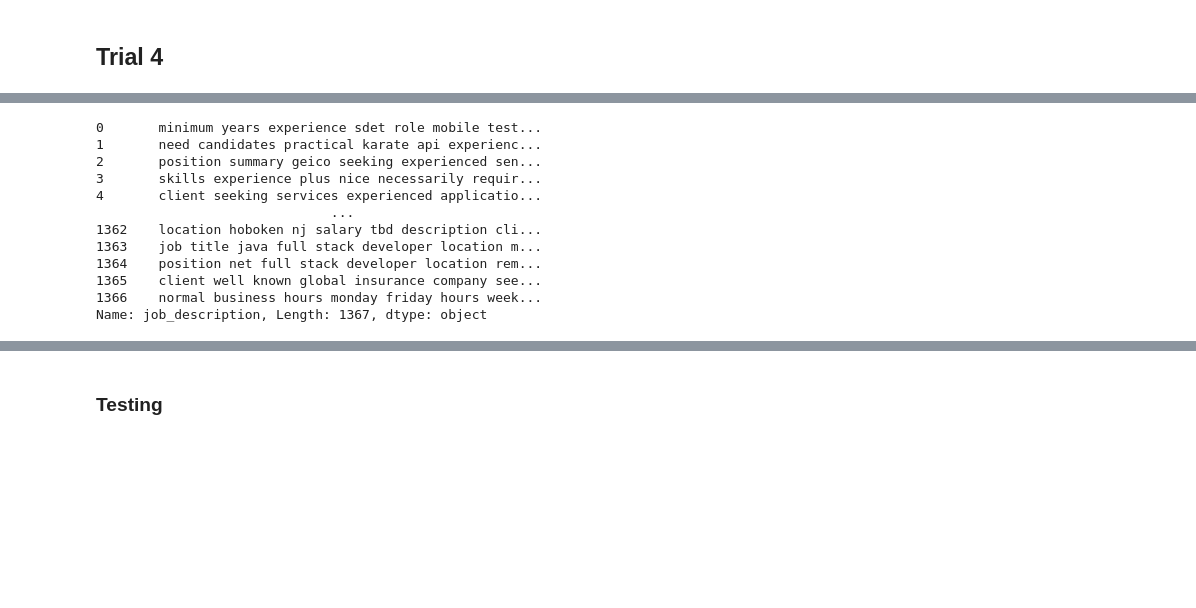
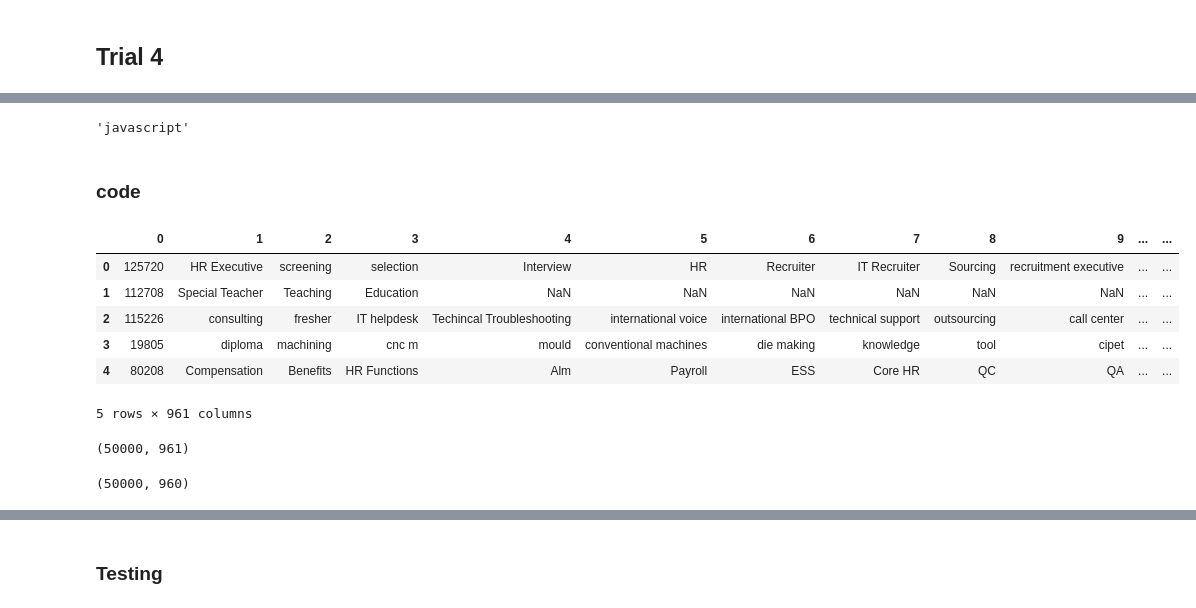
Before and after one commit to neeeal/skill2skill, a Jupyter notebook: skill2skill.ipynb, the cells around one changed output, grey strips where cells are left out. Saved outputs shown, nothing was run; the diff lists cells and outputs as text; code cells hidden in the pictures; blank space fills up the shorter version.

Commit message:
craeted skill2skill2 model with better dataset.

```diff
--- a/skill2skill.ipynb
+++ b/skill2skill.ipynb
@@ -318,3 +400,9 @@ WARNING: Ignoring invalid distribution -rotobuf (c:\users\miniconda3\envs\tf\lib
+# %%
+skill_transform("js")
+# %% [output]
+'javascript'
+# %% [markdown]
+### code
 # %%
 import pandas as pd
 import multiprocessing
@@ -322,19 +410,23 @@ import multiprocessing
 from gensim.models import Word2Vec
 from gensim.models import KeyedVectors
 # %%
-## Getting job descriptions only
-data = pd.read_csv("main_data.csv")
-corpus = data['job_description']
+# ## Getting job descriptions only
+# data = pd.read_csv("main_data.csv")
+# corpus = data['job_description']
-# %% [output]
-0       minimum years experience sdet role mobile test...
-1       need candidates practical karate api experienc...
-2       position summary geico seeking experienced sen...
-3       skills experience plus nice necessarily requir...
-4       client seeking services experienced applicatio...
-                              ...
-1362    location hoboken nj salary tbd description cli...
-1363    job title java full stack developer location m...
-1364    position net full stack developer location rem...
-1365    client well known global insurance company see...
-1366    normal business hours monday friday hours week...
-Name: job_description, Length: 1367, dtype: object
+# %%
+## Loading skill2vec dataset as corpus
+data = pd.read_csv("datasets\zips\skill2vec_50K.csv", header=None)
+columns=data.columns
+data.head()
+# %% [output]
+|  | 0 | 1 | 2 | 3 | 4 | 5 | 6 | 7 | 8 | 9 | ... | ... |
+| 0 | 125720 | HR Executive | screening | selection | Interview | HR | Recruiter | IT Recruiter | Sourcing | recruitment executive | ... | ... |
+| 1 | 112708 | Special Teacher | Teaching | Education | NaN | NaN | NaN | NaN | NaN | NaN | ... | ... |
+| 2 | 115226 | consulting | fresher | IT helpdesk | Techincal Troubleshooting | international voice | international BPO | technical support | outsourcing | call center | ... | ... |
+| 3 | 19805 | diploma | machining | cnc m | mould | conventional machines | die making | knowledge | tool | cipet | ... | ... |
+| 4 | 80208 | Compensation | Benefits | HR Functions | Alm | Payroll | ESS | Core HR | QC | QA | ... | ... |
+5 rows × 961 columns
+# %%
+data.shape
+# %% [output]
+(50000, 961)
@@ -340,0 +443,4 @@ Name: job_description, Length: 1367, dtype: object
+# %%
+np.array(corpus).shape
+# %% [output]
+(50000, 960)
```
Also changed, not shown: parts of 28 cells of this notebook, 3 other files.
